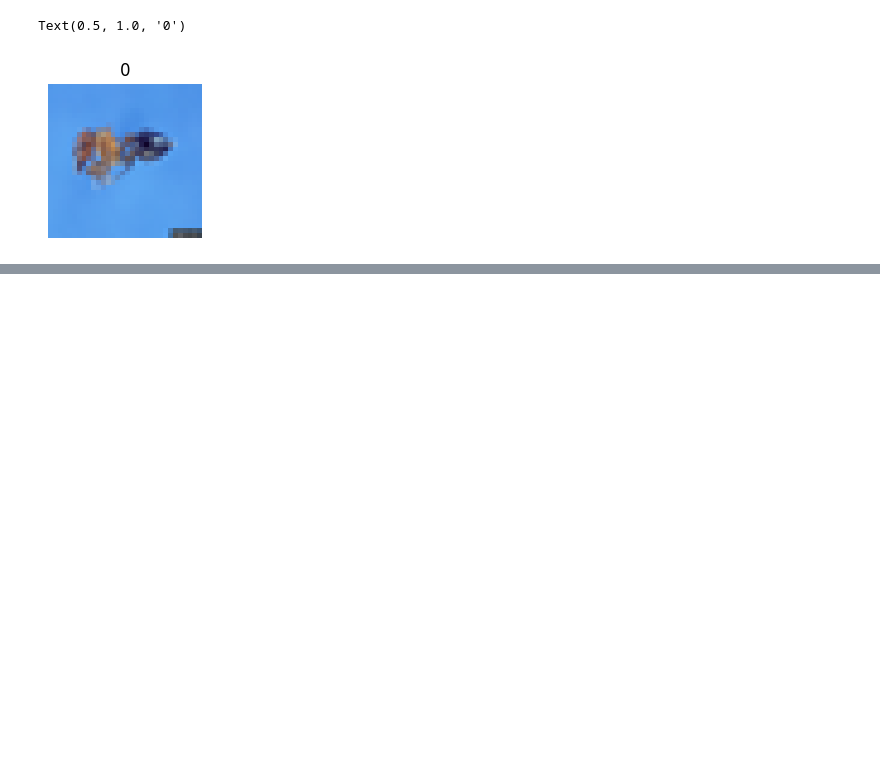
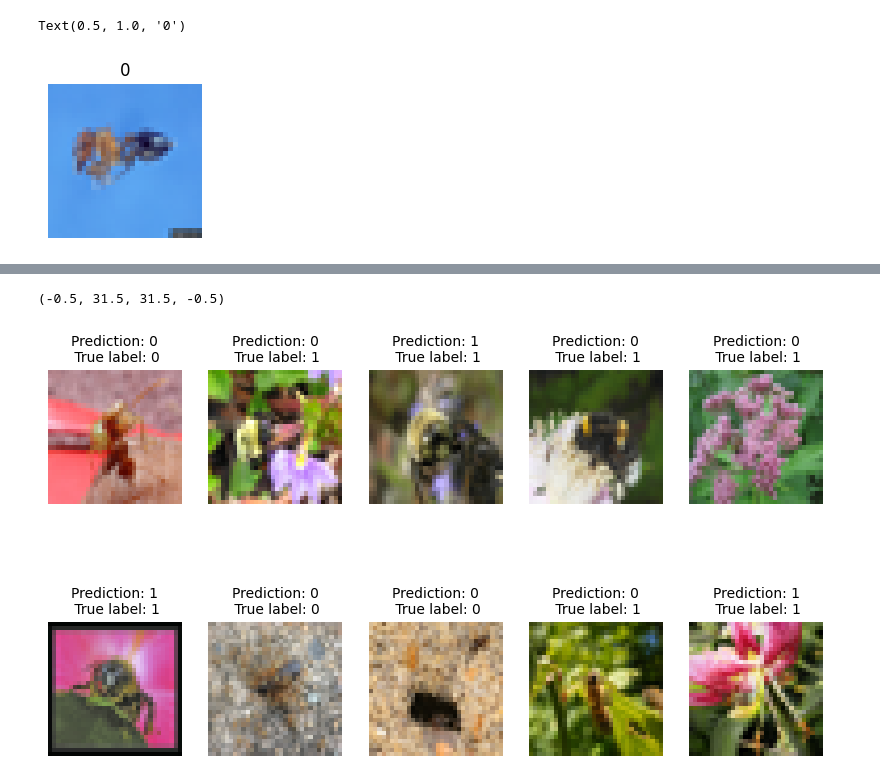
Before and after one commit to H-devigner/deep_learning_projects, a Jupyter notebook: Hymenoptera_with_CNN.ipynb, the cells around one changed output, grey strips where cells are left out. Cells and saved outputs as stored; diff of their text form; code cells hidden in the pictures; blank space fills up the shorter version.

Commit message:
first non tunned model

```diff
--- a/Hymenoptera_with_CNN.ipynb
+++ b/Hymenoptera_with_CNN.ipynb
@@ -58,3 +58,21 @@ plt.title(train_labels[0])
 # %% [output]
 Text(0.5, 1.0, '0')
 [figure]
+# %%
+from tensorflow.keras.models import Sequential
+from tensorflow.keras.layers import Dense, Flatten, Convolution2D, MaxPooling2D, Dropout
+
+input_shape = (32, 32, 3)
+model = Sequential()
+model.add(Convolution2D(filters=32, kernel_size=(3, 3), activation='relu', input_shape=input_shape))
+model.add(MaxPooling2D(pool_size=(3, 3)))
+model.add(Convolution2D(filters=32, kernel_size=(3, 3), activation='relu'))
+model.add(MaxPooling2D(pool_size=(3, 3)))
+model.add(Flatten())
+model.add(Dense(units=128, activation='relu'))
+model.add(Dropout(0.3))
+model.add(Dense(units=1, activation='sigmoid'))
+# %%
+model.compile(loss=tensorflow.keras.losses.BinaryCrossentropy(), optimizer='adam', metrics=['accuracy'])
+# %%
+model.fit(train_images, train_labels, batch_size=32, epochs=100)
@@ -60,0 +102,14 @@ Text(0.5, 1.0, '0')
+# %%
+# let's make some predictions
+plt.figure(figsize=(10, 6))
+for i in range(10):
+  rand_index = np.random.randint(len(test_images))
+  image_as_batch = test_images[rand_index].reshape(1, 32, 32, 3)
+  prediction = [1 if model.predict(image_as_batch) > 0.5 else 0]
+  plt.subplot(2, 5, i + 1)
+  plt.imshow(test_images[rand_index])
+  plt.title(f"Prediction: {prediction[0]}\n True label: {test_labels[rand_index]}", fontsize=10)
+  plt.axis('off')
+plt.axis('off')
+# plt.tight_layout()
+# %% [output]
@@ -60,0 +126,2 @@ Text(0.5, 1.0, '0')
+(-0.5, 31.5, 31.5, -0.5)
+[figure, added]
```
Also changed, not shown: parts of 5 cells of this notebook.
